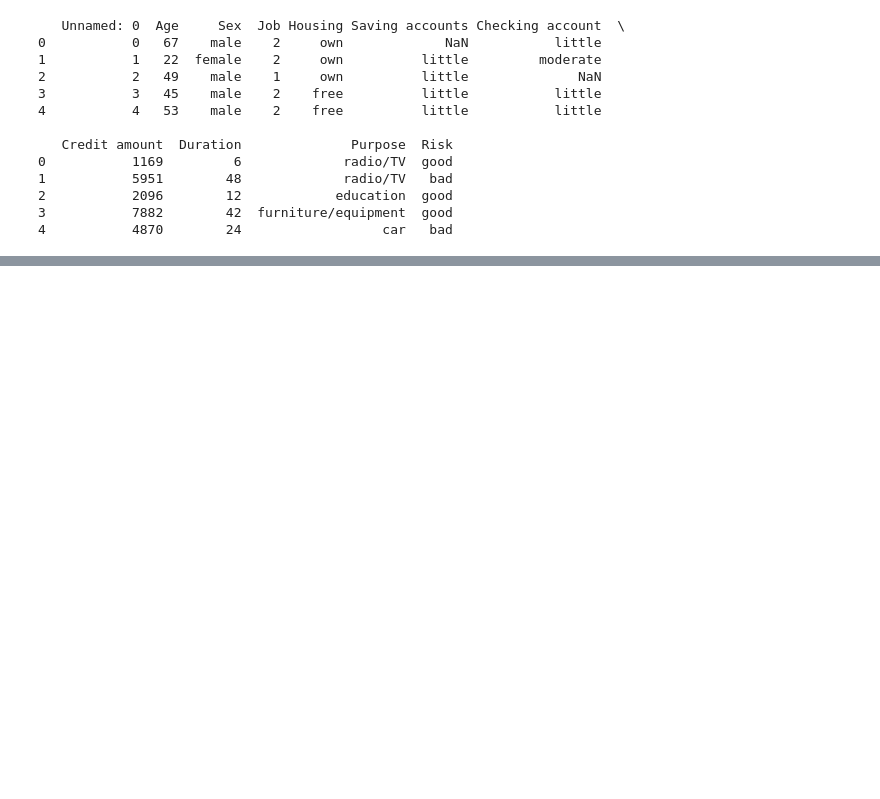
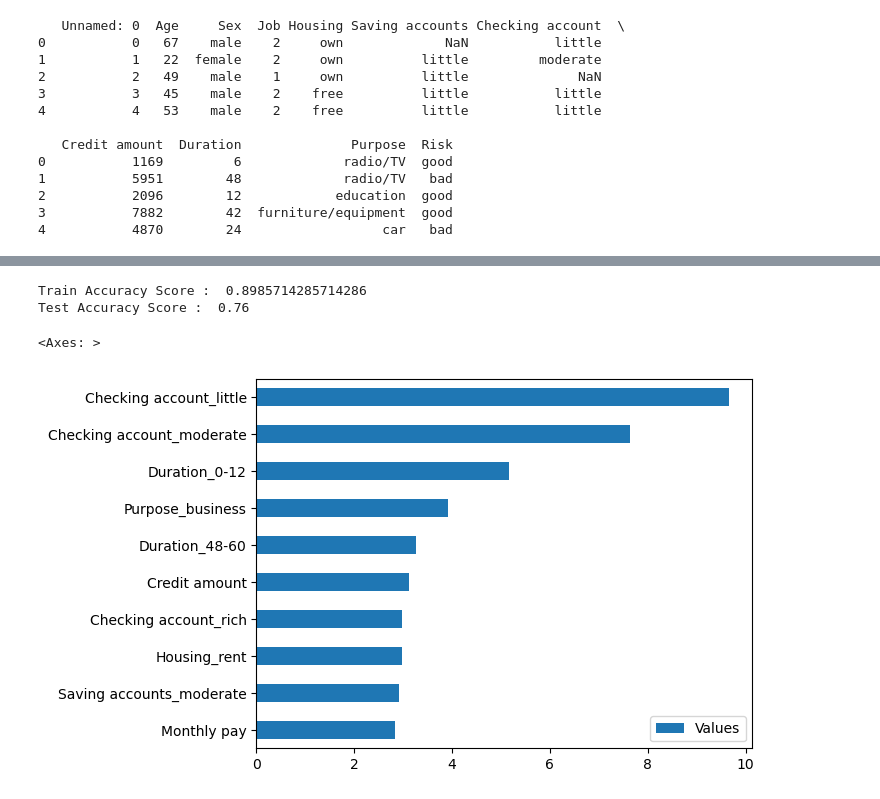
Before and after one commit to RIVACON/RiVaPy, a Jupyter notebook: notebooks/credit/german_creditrisk_XAI.ipynb, the cells around one changed output, grey strips where cells are left out. Saved outputs shown, nothing was run; the diff lists cells and outputs as text; code cells hidden in the pictures; blank space fills up the shorter version.

```diff
--- a/notebooks/credit/german_creditrisk_XAI.ipynb
+++ b/notebooks/credit/german_creditrisk_XAI.ipynb
@@ -37,0 +136,15 @@ df["Credit amount^2"] = df["Credit amount"]**2
+# %%
+from xgboost import XGBClassifier
+xgb_model = XGBClassifier(learning_rate = 0.05, max_depth = 5,n_estimators=100,subsample=0.8).fit(X_train,Y_train)
+
+print("Train Accuracy Score : ",accuracy_score(Y_train,xgb_model.predict(X_train)))
+print("Test Accuracy Score : ",accuracy_score(Y_test,xgb_model.predict(X_test)))
+
+Importance=pd.DataFrame({"Values":xgb_model.feature_importances_*100},index=list(X_test.columns))
+Importance.sort_values("Values",inplace=True,ascending=True)
+Importance[28:].plot.barh()
+# %% [output]
+Train Accuracy Score :  0.8985714285714286
+Test Accuracy Score :  0.76
+<Axes: >
+[figure, added]
```
Also changed, not shown: parts of 20 cells of this notebook.
